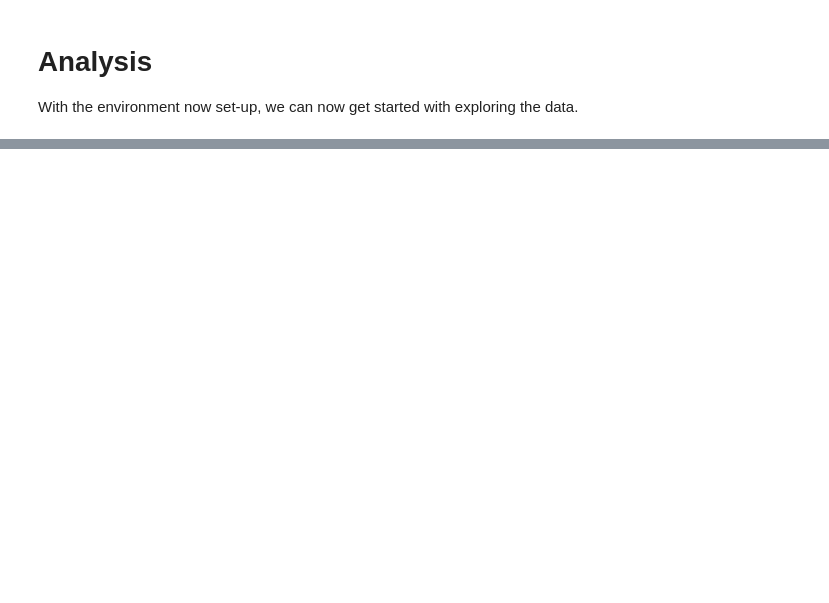
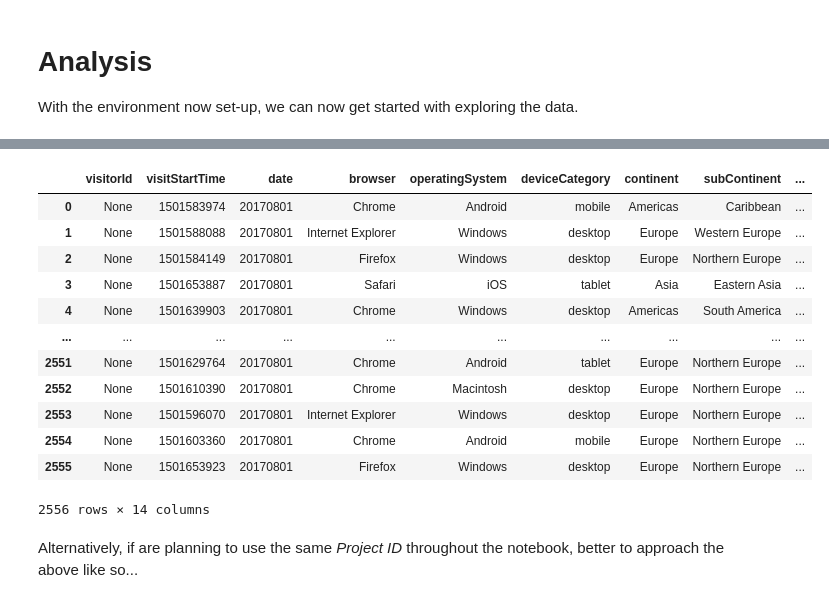
Before and after one commit to avisionh/training-googlecolab, a Jupyter notebook: guidance.ipynb, the cells around one changed output, grey strips where cells are left out. Saved outputs shown, nothing was run; the diff lists cells and outputs as text; code cells hidden in the pictures; blank space fills up the shorter version.

Commit message:
feat: Add Python code to query from BigQuery
This is using a publicly available Google Analytics dataset that's stored on BigQuery. This is for reproducibility and shareability purposes

```diff
--- a/guidance.ipynb
+++ b/guidance.ipynb
@@ -370,0 +483,19 @@ Working with an extract of the data for now, we need to get this imported into o
+# %%
+# view query results
+data_bq
+# %% [output]
+|  | visitorId | visitStartTime | date | browser | operatingSystem | deviceCategory | continent | subContinent | ... |
+| 0 | None | 1501583974 | 20170801 | Chrome | Android | mobile | Americas | Caribbean | ... |
+| 1 | None | 1501588088 | 20170801 | Internet Explorer | Windows | desktop | Europe | Western Europe | ... |
+| 2 | None | 1501584149 | 20170801 | Firefox | Windows | desktop | Europe | Northern Europe | ... |
+| 3 | None | 1501653887 | 20170801 | Safari | iOS | tablet | Asia | Eastern Asia | ... |
+| 4 | None | 1501639903 | 20170801 | Chrome | Windows | desktop | Americas | South America | ... |
+| ... | ... | ... | ... | ... | ... | ... | ... | ... | ... |
+| 2551 | None | 1501629764 | 20170801 | Chrome | Android | tablet | Europe | Northern Europe | ... |
+| 2552 | None | 1501610390 | 20170801 | Chrome | Macintosh | desktop | Europe | Northern Europe | ... |
+| 2553 | None | 1501596070 | 20170801 | Internet Explorer | Windows | desktop | Europe | Northern Europe | ... |
+| 2554 | None | 1501603360 | 20170801 | Chrome | Android | mobile | Europe | Northern Europe | ... |
+| 2555 | None | 1501653923 | 20170801 | Firefox | Windows | desktop | Europe | Northern Europe | ... |
+2556 rows × 14 columns
+# %% [markdown]
+Alternatively, if are planning to use the same *Project ID* throughout the notebook, better to approach the above like so...
```
Also changed, not shown: parts of 19 cells of this notebook.
